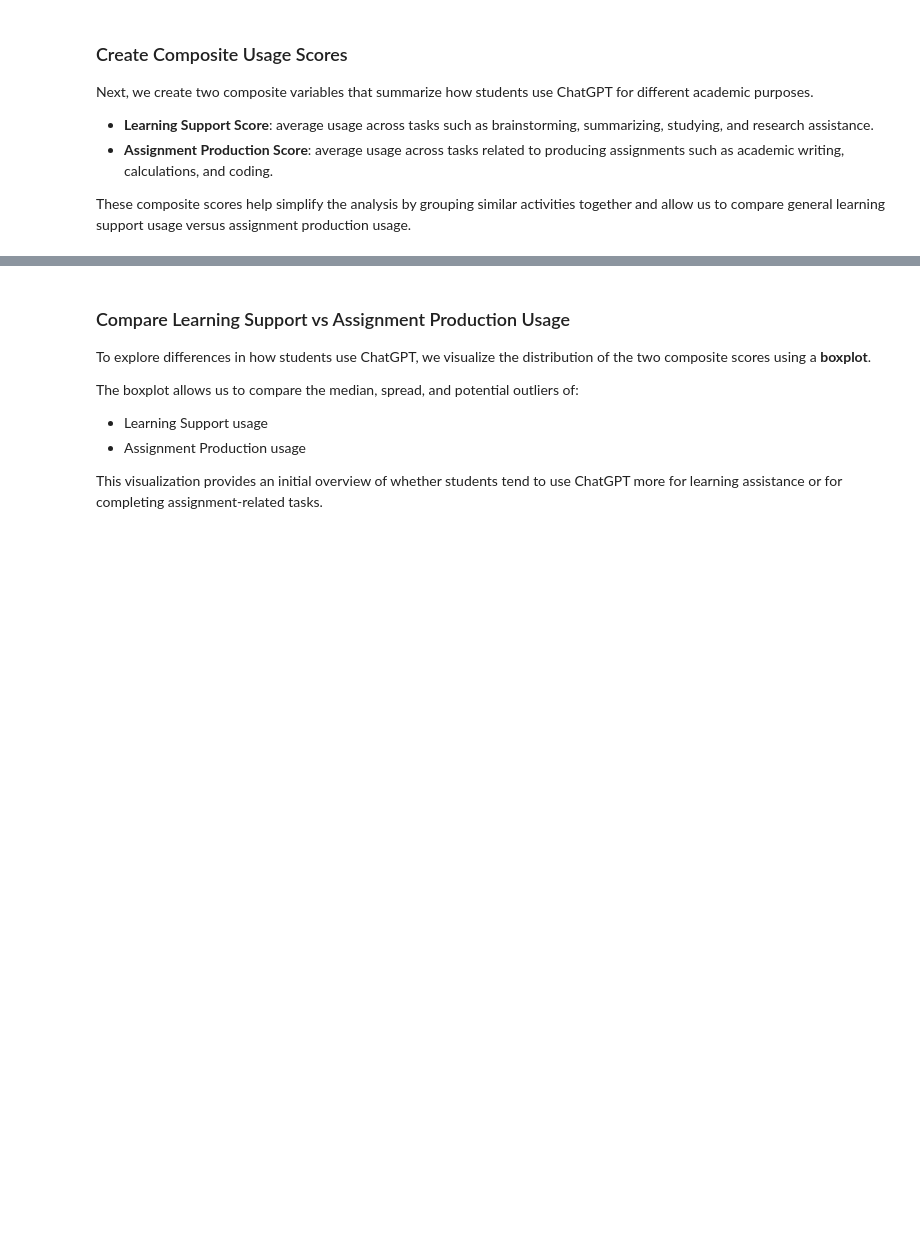
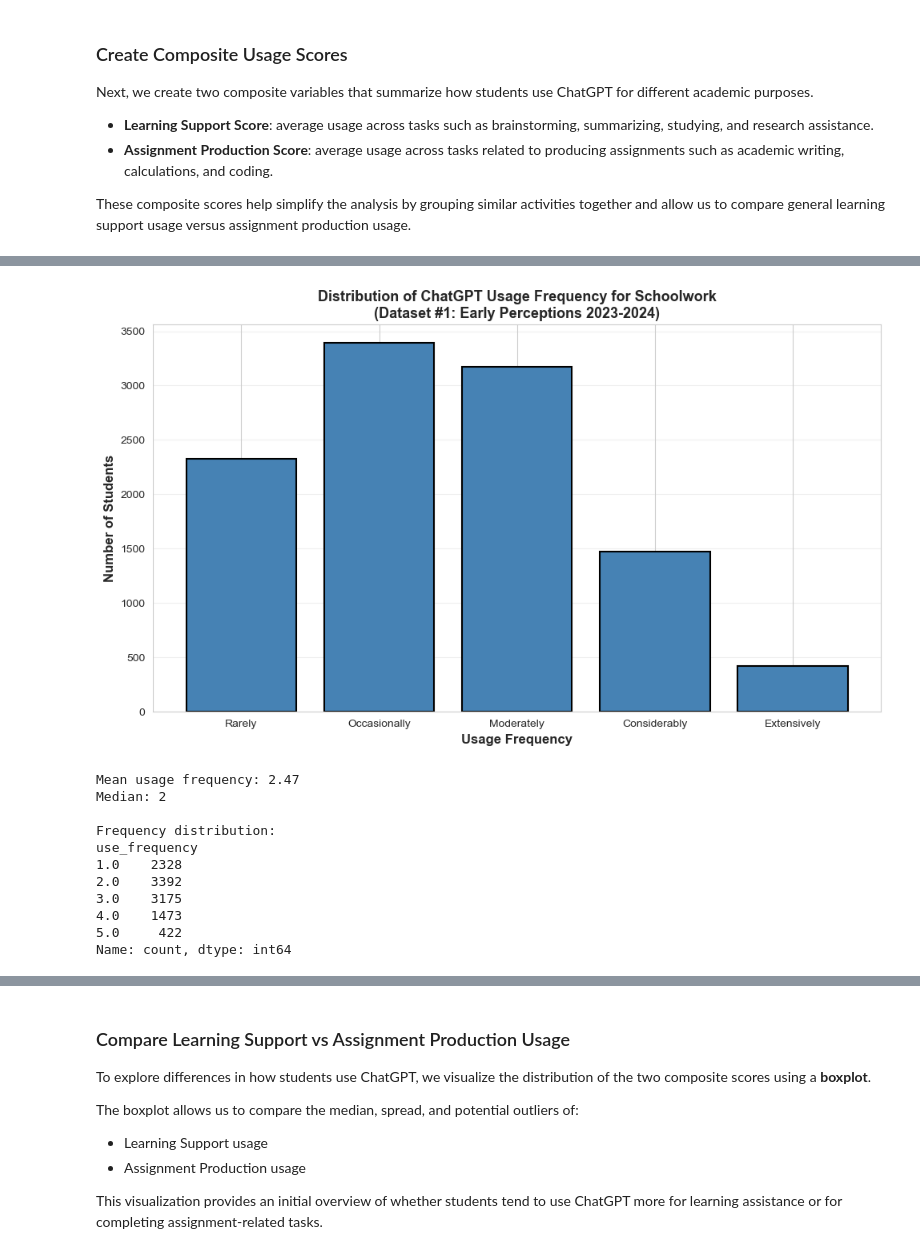
Before and after one commit to COGS108/Group123_WI26, a Jupyter notebook: 02-EDACheckpoint.ipynb, the cells around one changed output, grey strips where cells are left out. Drawn from its saved outputs; the diff is of its cells as text; code cells hidden in the pictures; blank space fills up the shorter version.

```diff
--- a/02-EDACheckpoint.ipynb
+++ b/02-EDACheckpoint.ipynb
@@ -836,0 +843,37 @@ df_filtered['production_score'] = df_filtered[production_cols].mean(axis=1)
+# %%
+# Figure: Distribution of ChatGPT Usage Frequency
+plt.figure(figsize=(10, 6))
+
+freq_counts = df_filtered['use_frequency'].value_counts().sort_index()
+plt.bar(freq_counts.index, freq_counts.values, color='steelblue', edgecolor='black', linewidth=1.5)
+
+plt.xlabel('Usage Frequency', fontsize=12, fontweight='bold')
+plt.ylabel('Number of Students', fontsize=12, fontweight='bold')
+plt.title('Distribution of ChatGPT Usage Frequency for Schoolwork\n(Dataset #1: Early Perceptions 2023-2024)',
+          fontsize=13, fontweight='bold')
+plt.xticks([1, 2, 3, 4, 5],
+           ['Rarely', 'Occasionally', 'Moderately', 'Considerably', 'Extensively'],
+           rotation=0)
+plt.grid(axis='y', alpha=0.3)
+
+plt.tight_layout()
+plt.show()
+
+# Print summary
+print(f"Mean usage frequency: {df_filtered['use_frequency'].mean():.2f}")
+print(f"Median: {df_filtered['use_frequency'].median():.0f}")
+print("\nFrequency distribution:")
+print(freq_counts)
+# %% [output]
+[figure, added]
+Mean usage frequency: 2.47
+Median: 2
+
+Frequency distribution:
+use_frequency
+1.0    2328
+2.0    3392
+3.0    3175
+4.0    1473
+5.0     422
+Name: count, dtype: int64
```
Also changed, not shown: parts of 6 cells of this notebook.
